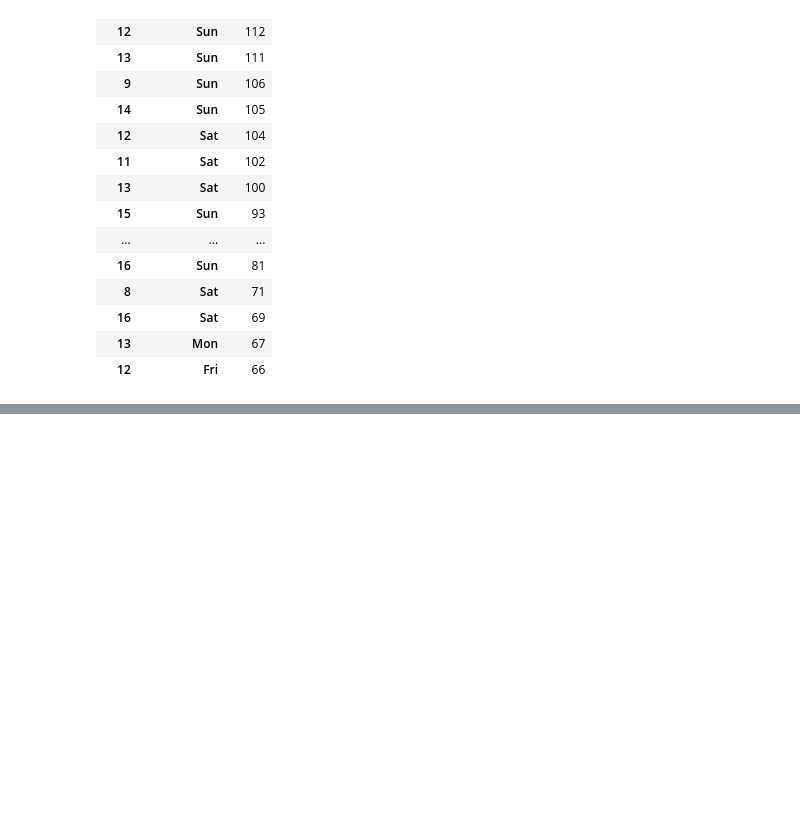
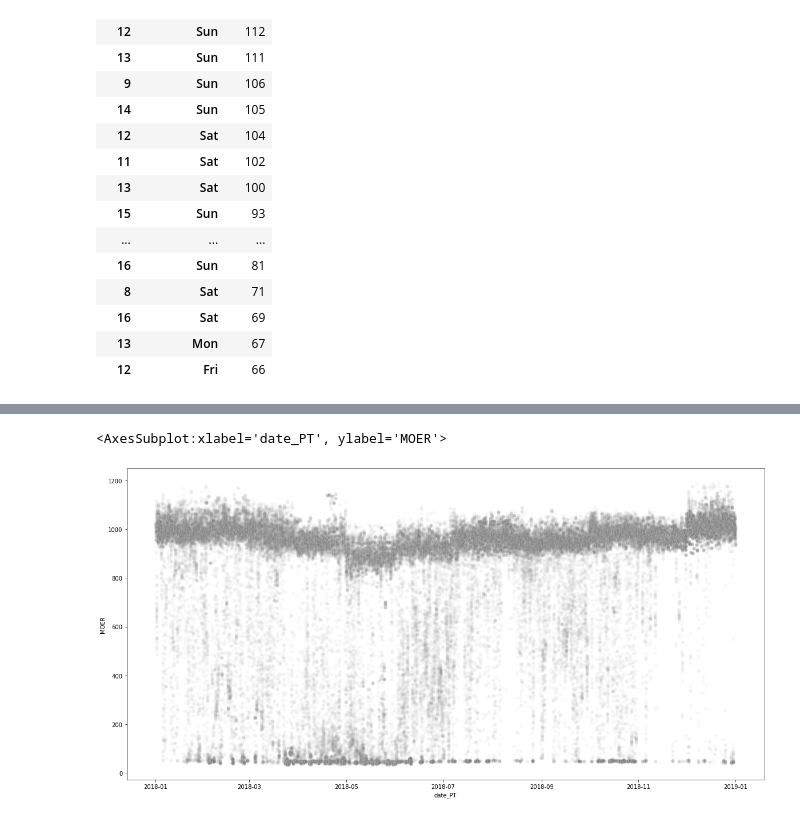
Before and after one commit to utkarshapets/load-shift-emissions, a Jupyter notebook: Wattime EDA.ipynb, the cells around one changed output, grey strips where cells are left out. Saved outputs shown, nothing was run; the diff lists cells and outputs as text; code cells hidden in the pictures; blank space fills up the shorter version.

```diff
--- a/Wattime EDA.ipynb
+++ b/Wattime EDA.ipynb
@@ -372,0 +416,6 @@ low_moers_by_hour_of_week.sort_values("count", ascending=False).head(20)
+# %%
+df_2018 = df[df["year"] == 2018]
+sns.scatterplot(data=df_2018, x="date_PT", y="MOER", alpha=0.05, color='gray')
+# %% [output]
+<AxesSubplot:xlabel='date_PT', ylabel='MOER'>
+[figure, added]
```
Also changed, not shown: parts of 6 cells of this notebook, 2 other files.
